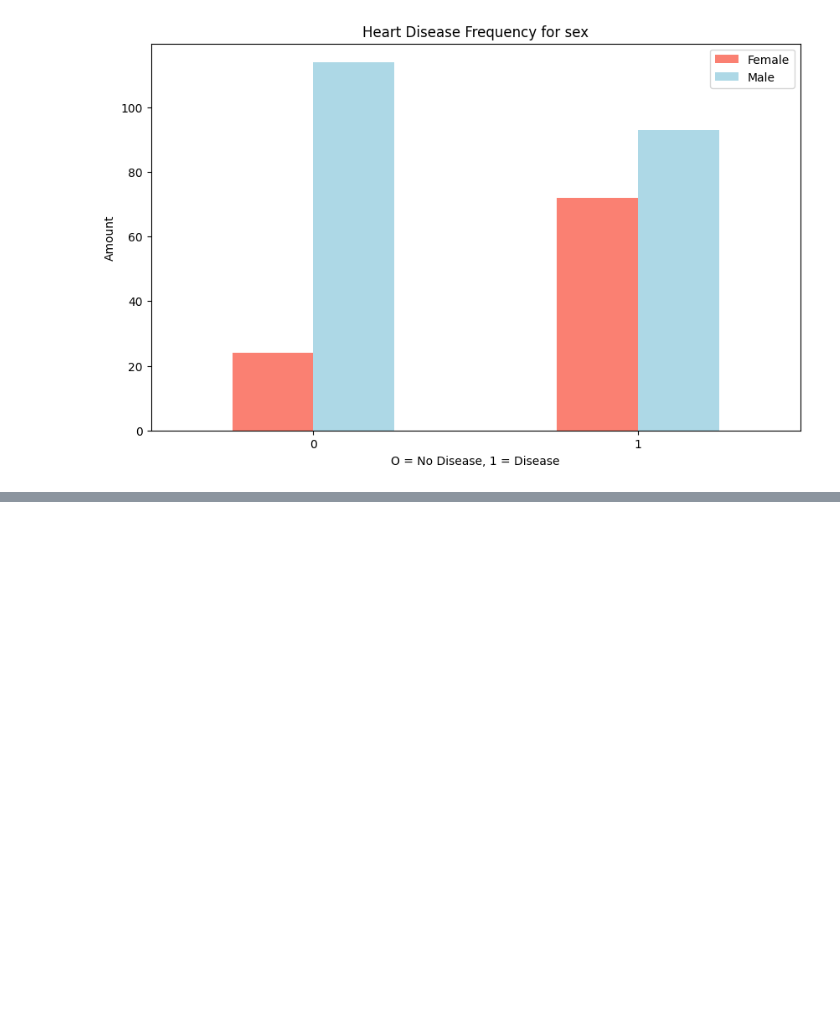
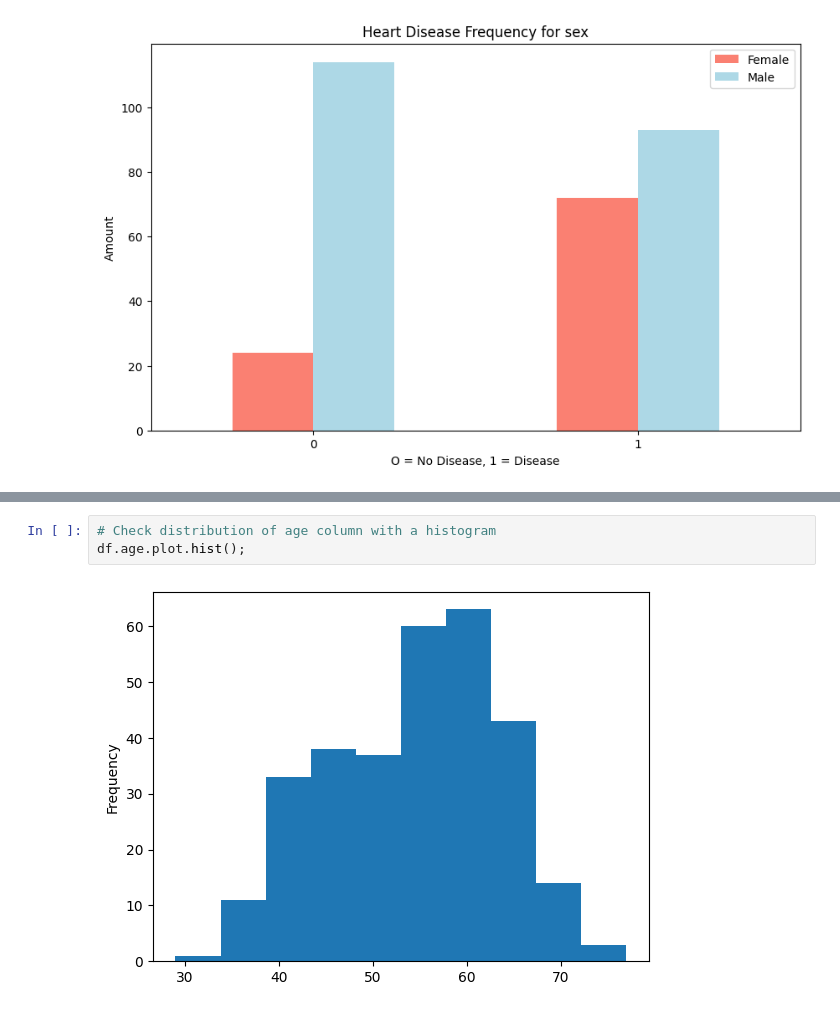
Before and after one commit to PerkyNeptune7/Heart-Disease-Project, a Jupyter notebook: end-to-end-heart-disease-classification.ipynb, the cells around one changed output, grey strips where cells are left out. Saved outputs shown, nothing was run; the diff lists cells and outputs as text; blank space fills up the shorter version.

```diff
--- a/end-to-end-heart-disease-classification.ipynb
+++ b/end-to-end-heart-disease-classification.ipynb
@@ -202,0 +261,5 @@ plt.xticks(rotation=0)
+# %%
+# Check distribution of age column with a histogram
+df.age.plot.hist();
+# %% [output]
+[figure, added]
```
Also changed, not shown: parts of 17 cells of this notebook.
